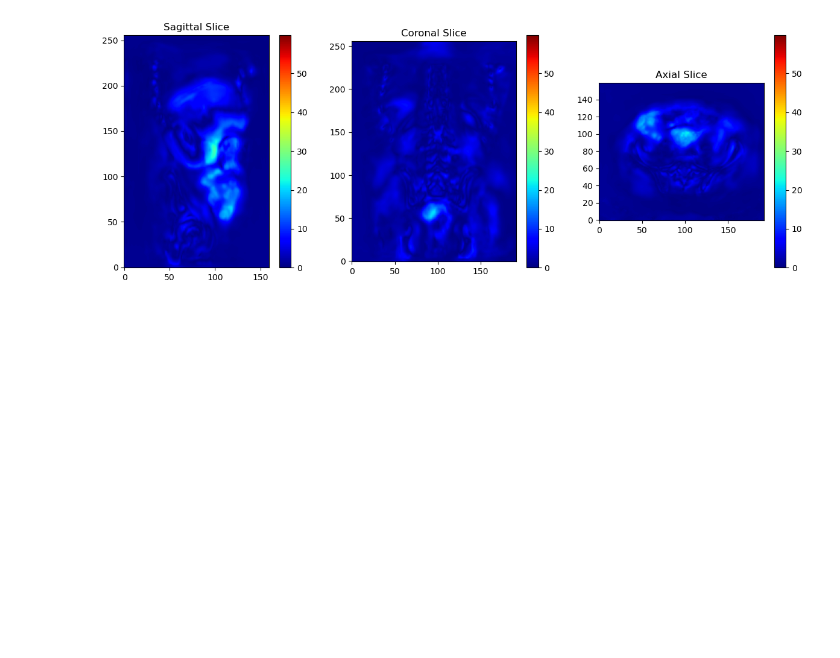
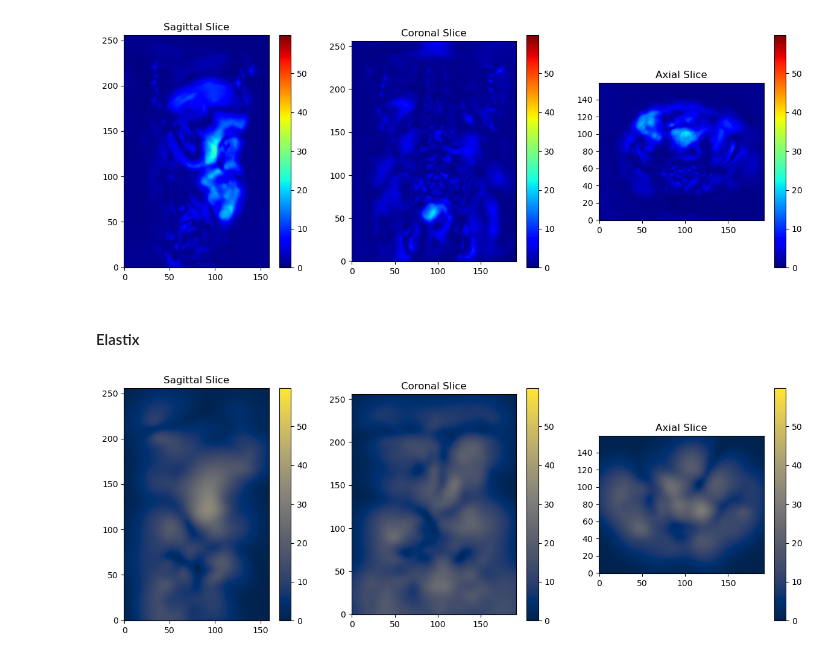
Before and after one commit to ljestaciocerquin/Med_Align_Net, a Jupyter notebook: notebooks/visualization_of_defMag.ipynb, the cells around one changed output. Cells and saved outputs as stored; diff of their text form; code cells hidden in the pictures; blank space fills up the shorter version.

Commit message:
Minor changes in visualization_of_defMag.ipynb

```diff
--- a/notebooks/visualization_of_defMag.ipynb
+++ b/notebooks/visualization_of_defMag.ipynb
@@ -198,3 +198,19 @@ deformation_magnitude = load_deformation_field(flow_54_paths)
 plot_deformation_with_colorbar(deformation_magnitude, max_mag, cmap='jet')
 # %% [output]
 [figure]
+# %% [markdown]
+#### Elastix
+# %%
+# Elastix Directory
+elx_directory  = '/data/groups/beets-tan/l.estacio/Med_Align_Net/elastix_Abd/'
+elx_defMag_dir = elx_directory + 'defMag_figures/'
+image_paths    = get_file_paths(elx_directory)
+flow_paths     = image_paths['flow.nii.gz']
+
+flow_0_paths   = flow_paths[0]
+flow_54_paths  = flow_paths[54]
+# %%
+deformation_magnitude = load_deformation_field(flow_0_paths)
+plot_deformation_with_colorbar(deformation_magnitude, max_mag, cmap='cividis')
+# %% [output]
+[figure, added]
```
Also changed, not shown: parts of 6 cells of this notebook.
